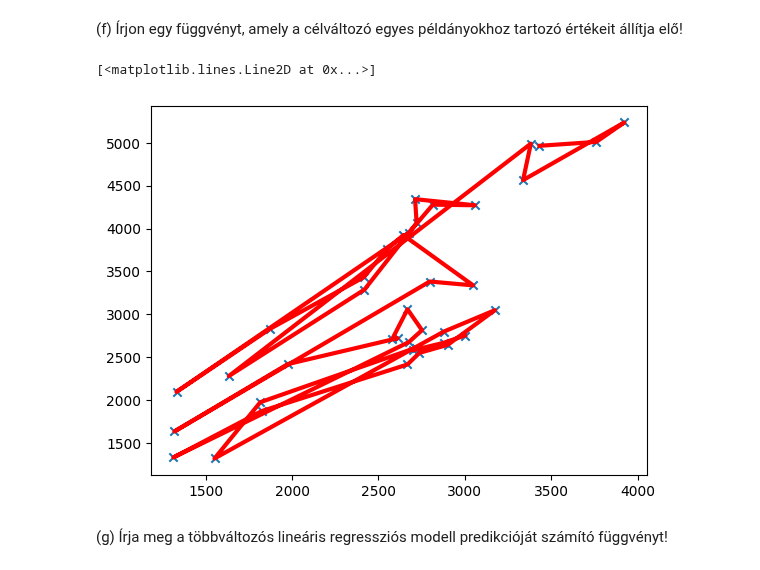
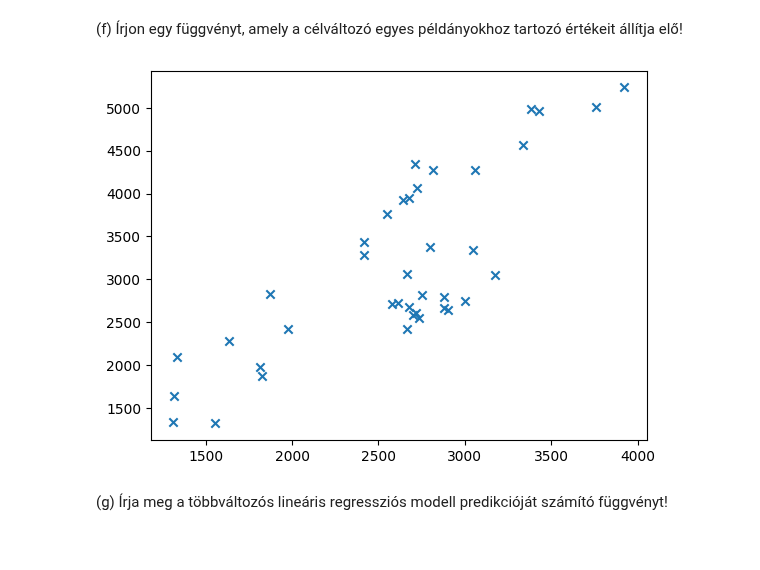
Before and after one commit to MemerGamer/IntelligensModszerekTantargy, a Jupyter notebook: LinearisRegresszio.ipynb, the cells around one changed output. Cells and saved outputs as stored; diff of their text form; code cells hidden in the pictures.

Commit message:
fix: scatter plot

```diff
--- a/LinearisRegresszio.ipynb
+++ b/LinearisRegresszio.ipynb
@@ -644,11 +644,11 @@ ys = get_ys()
 assert len(ys) == len(xs)
 assert len(xs) == NUM_INSTANCES
 # %%
+# y_pred=[pred(w_best,x) for x in xs]
 plt.scatter(xs[:,0], ys, marker = 'x');
-plt.plot(xs[:,0],ys, color='red', linewidth=3)
+# plt.plot(xs[:,0],y_pred, color='red', linewidth=3)
 # %% [output]
-[<matplotlib.lines.Line2D at 0x...>]
-[figure, old version]
+[figure, new version]
 # %% [markdown]
 (g) Írja meg a többváltozós lineáris regressziós modell predikcióját számító függvényt!
 # %%
```
